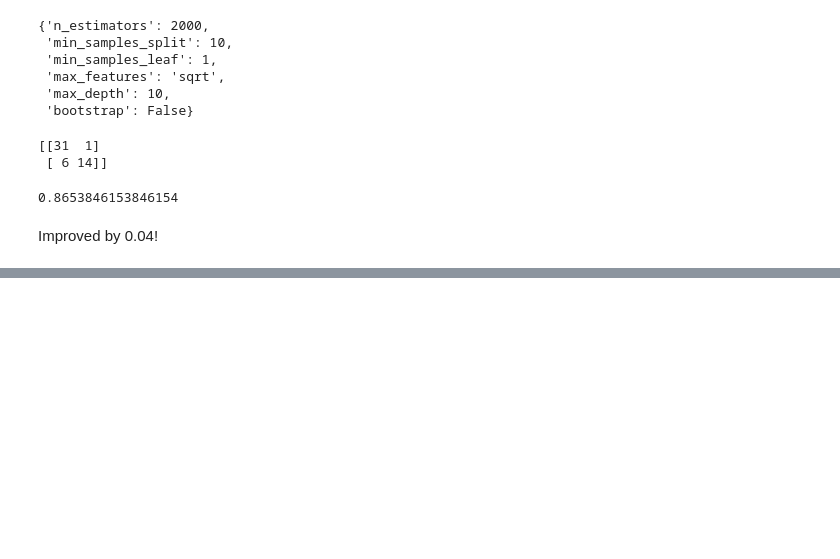
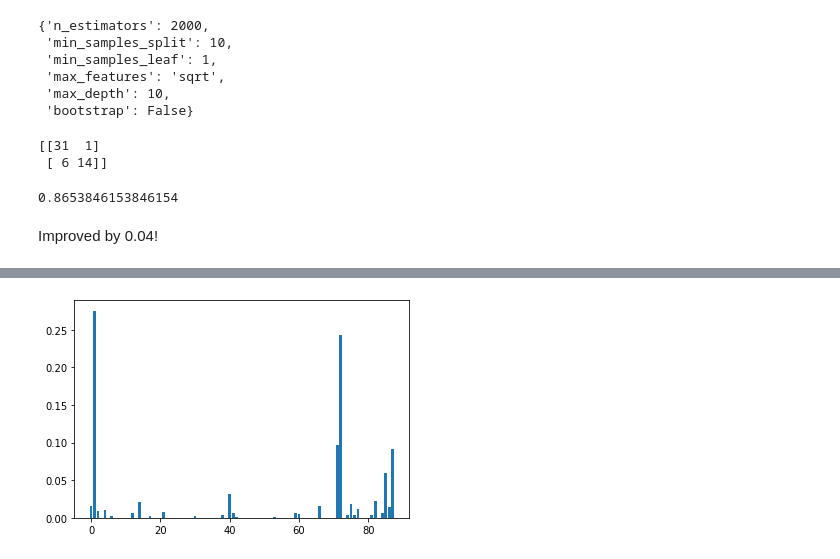
Before and after one commit to angelaaaateng/ML_COVID_PREDICTION, a Jupyter notebook: master-at.ipynb, the cells around one changed output, grey strips where cells are left out. Cells and saved outputs as stored; diff of their text form; code cells hidden in the pictures; blank space fills up the shorter version.

```diff
--- a/master-at.ipynb
+++ b/master-at.ipynb
@@ -1778,0 +1796,9 @@ Improved by 0.04!
+# %%
+from sklearn.ensemble import GradientBoostingClassifier
+
+model = GradientBoostingClassifier(random_state=42)
+model.fit(X_train, y_train)
+y_preds = model.predict(X_val)
+cm = confusion_matrix(y_val, y_preds)
+print(cm)
+model.score(X_val,  y_val)
@@ -1778,0 +1829,7 @@ Improved by 0.04!
+# %%
+from matplotlib import pyplot
+# plot
+plt.bar(range(len(model.feature_importances_)), model.feature_importances_)
+plt.show()
+# %% [output]
+[figure, added]
```
Also changed, not shown: parts of 15 cells of this notebook.
